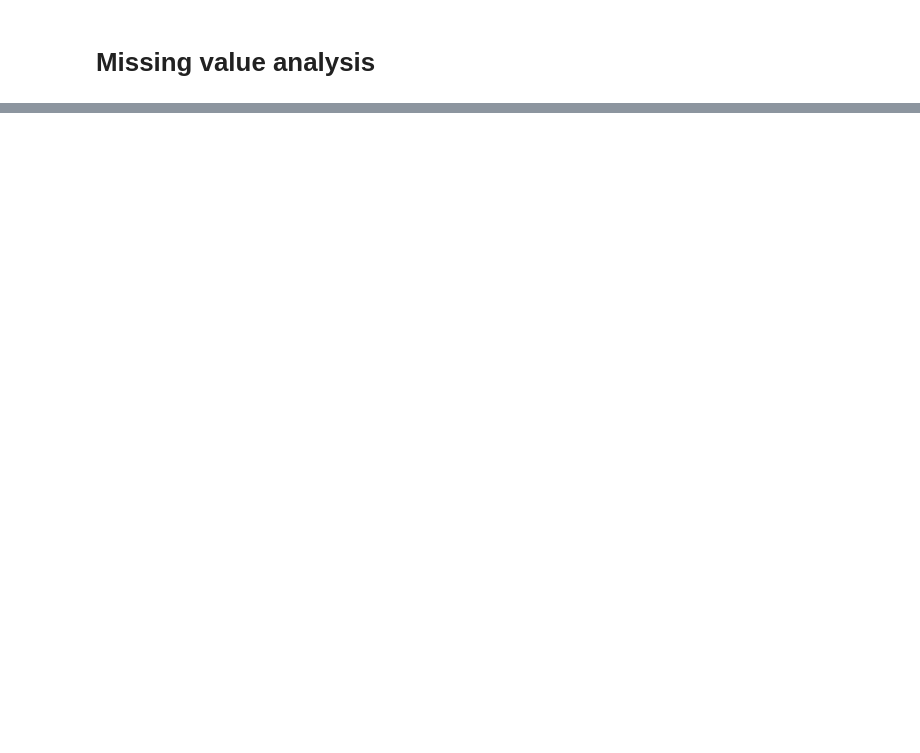
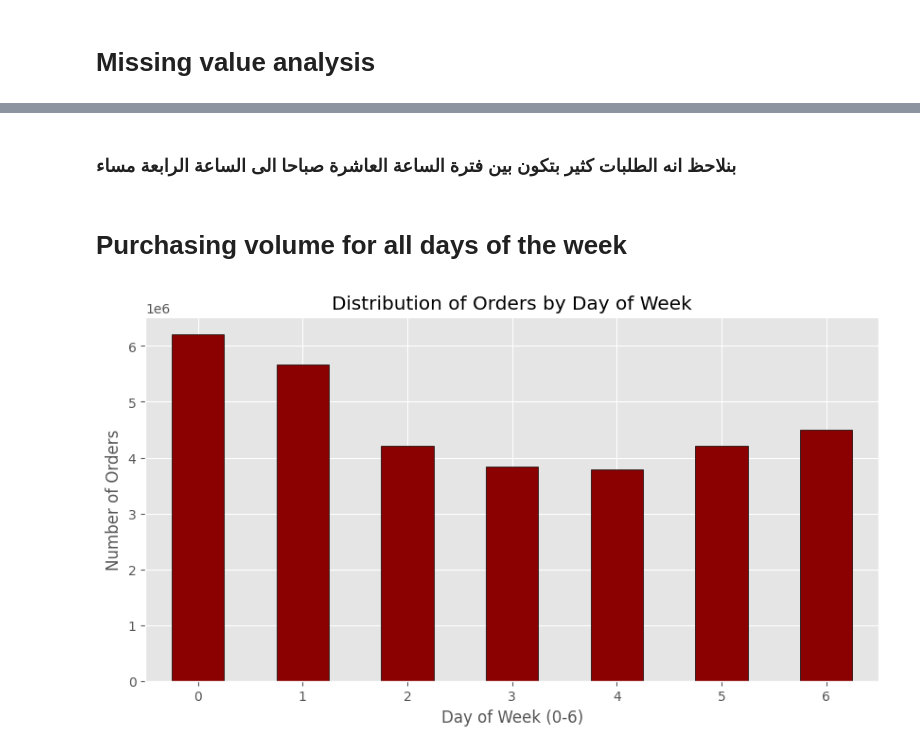
Before and after one commit to mohammed-lafi1035/DS230_final_Project_AE, a Jupyter notebook: Welcome_To_Colab.ipynb, the cells around one changed output, grey strips where cells are left out. Drawn from its saved outputs; the diff is of its cells as text; code cells hidden in the pictures; blank space fills up the shorter version.

```diff
--- a/Welcome_To_Colab.ipynb
+++ b/Welcome_To_Colab.ipynb
@@ -206,0 +185,17 @@ instacart_data['log_user_orders'] = np.log1p(instacart_data['user_total_orders']
+# %% [markdown]
+### بنلاحظ انه الطلبات كثير بتكون بين فترة الساعة العاشرة صباحا الى الساعة الرابعة مساء
+# %% [markdown]
+# Purchasing volume for all days of the week
+# %%
+# 3. توزيع أيام الأسبوع
+dow_counts = instacart_data['order_dow'].value_counts().sort_index()
+
+plt.figure(figsize=(10, 5))
+dow_counts.plot(kind='bar', color='darkred', edgecolor='black')
+plt.title('Distribution of Orders by Day of Week')
+plt.xlabel('Day of Week (0-6)')
+plt.ylabel('Number of Orders')
+plt.xticks(rotation=0)
+plt.show()
+# %% [output]
+[figure, added]
```
Also changed, not shown: parts of 25 cells of this notebook.
